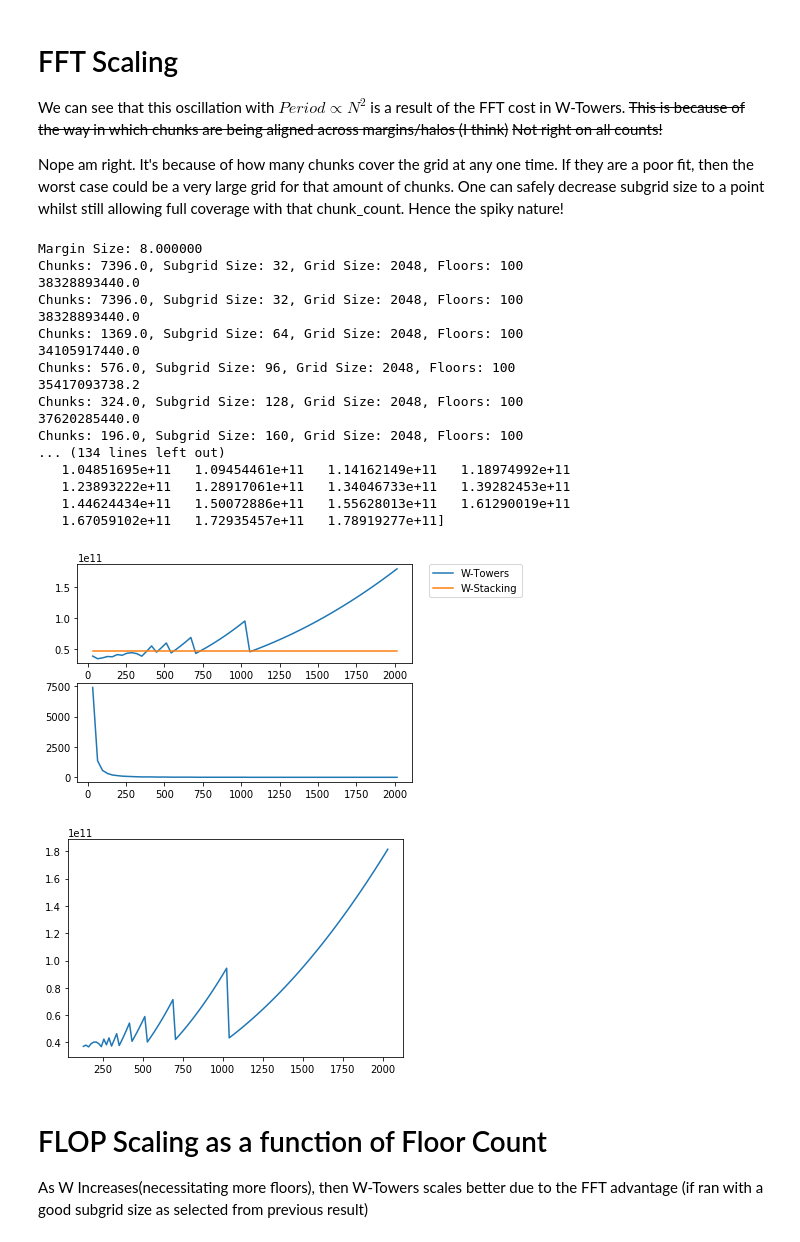
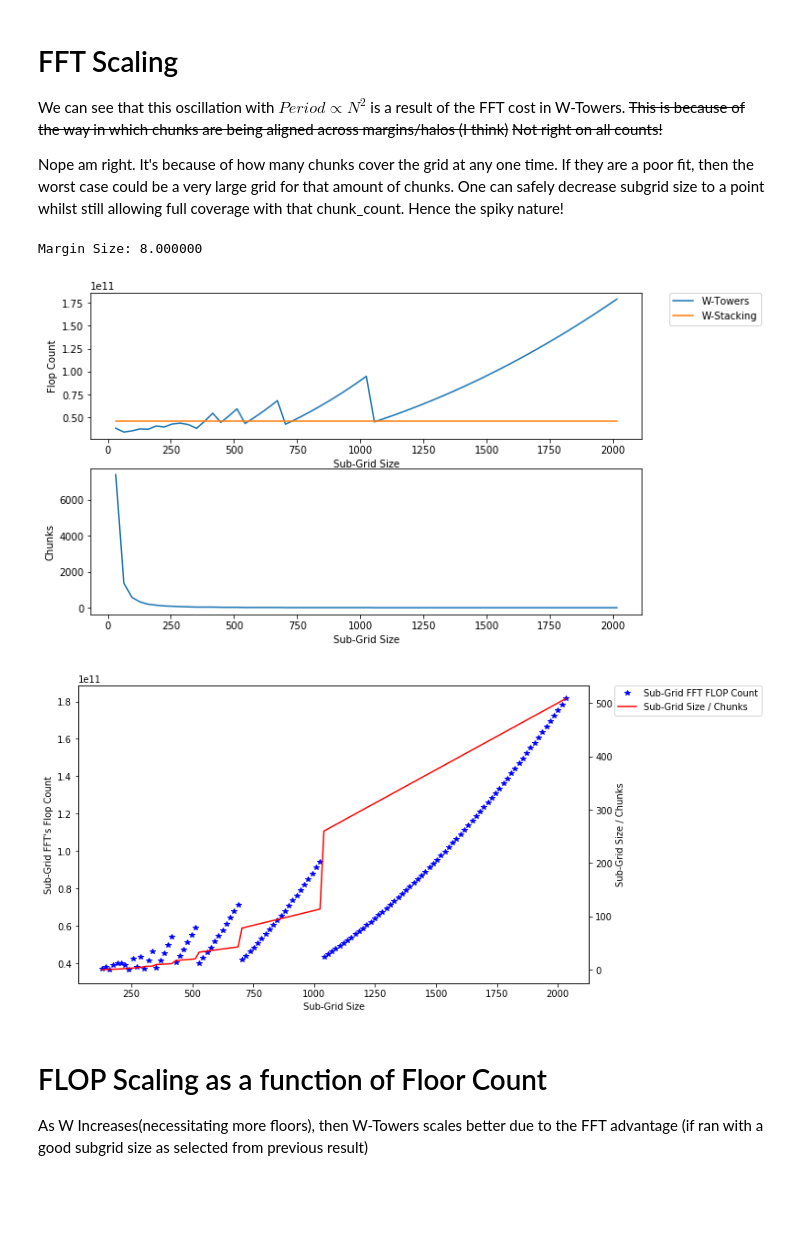
Before and after one commit to KentJames/Radio-Gridders, a Jupyter notebook: doc/complexity-analysis.ipynb, the cells around one changed output. Drawn from its saved outputs; the diff is of its cells as text; code cells hidden in the pictures; blank space fills up the shorter version.

```diff
--- a/doc/complexity-analysis.ipynb
+++ b/doc/complexity-analysis.ipynb
@@ -107,7 +107,13 @@ It can be seem from the graph below that W-Towers incurs less floating point cos
 
 W-Towers is also very parameter dependent due to the number of chunks calculation. Note the uneven second-order response. However for small subgrid sizes $Sub Size < \frac{Grid Size}{4} $
 # %%
+import matplotlib as mpl
 import matplotlib.pyplot as plt
+plt.rcParams['figure.figsize'] = (10, 6)
+
+##So jupyter renders properly on my dark emacs background..
+mpl.rcParams['figure.facecolor'] = "white"
+
 
 def plot_flops_for_increase_subgrid(max_sg, min_sg, sg_iter,
                                    vis_no, grid_size, support_size, floors):
@@ -158,8 +164,8 @@ Nope am right. It's because of how many chunks cover the grid at any one time. I
 def _flops_ft_towers_m(grid_size, subgrid_size, margin_size, floors):
 
     chunk_count = calculate_chunks(grid_size, subgrid_size,margin_size)
-    print("Chunks: {}, Subgrid Size: {}, Grid Size: {}, Floors: {}".format(chunk_count,subgrid_size, grid_size, floors))
-    print(flops_ft_wtowers(grid_size, subgrid_size, chunk_count, floors))
+#    print("Chunks: {}, Subgrid Size: {}, Grid Size: {}, Floors: {}".format(chunk_count,subgrid_size, grid_size, floors))
+#    print(flops_ft_wtowers(grid_size, subgrid_size, chunk_count, floors))
     return flops_ft_wtowers(grid_size, subgrid_size, chunk_count, floors)
 
 
@@ -177,64 +183,64 @@ def plot_flopsfft_for_increase_subgrid(max_sg, min_sg, sg_iter,
 
     flops_towers = vffttowers(grid_size, arr_sg_size, margin_size, floors)
     flops_stack = np.full(flops_towers.size, flops_ft_wstack(grid_size, floors))
-    print(arr_sg_size)
-    print(flops_towers)
+#    print(arr_sg_size)
+#    print(flops_towers)
     fig, ax = plt.subplots(nrows=1, ncols=2)
     plt.subplot(211)
+    plt.xlabel("Sub-Grid Size")
+    plt.ylabel("Flop Count")
     plt.plot(arr_sg_size,flops_towers, label="W-Towers")
     plt.plot(arr_sg_size,flops_stack, label="W-Stacking")
     plt.legend(bbox_to_anchor=(1.05, 1), loc=2, borderaxespad=0.)
     plt.subplot(212)
+    plt.xlabel("Sub-Grid Size")
+    plt.ylabel("Chunks")
     plt.plot(arr_sg_size,chunk_count)
+    plt.savefig("subgrid_scaling.pdf")
     plt.show()
 
 
 plot_flopsfft_for_increase_subgrid(2048, 32, 32, vis_no, grid_size, support_size, floors)
 # %% [output]
 Margin Size: 8.000000
-Chunks: 7396.0, Subgrid Size: 32, Grid Size: 2048, Floors: 100
-38328893440.0
-Chunks: 7396.0, Subgrid Size: 32, Grid Size: 2048, Floors: 100
-38328893440.0
-Chunks: 1369.0, Subgrid Size: 64, Grid Size: 2048, Floors: 100
-34105917440.0
-Chunks: 576.0, Subgrid Size: 96, Grid Size: 2048, Floors: 100
-35417093738.2
-Chunks: 324.0, Subgrid Size: 128, Grid Size: 2048, Floors: 100
-37620285440.0
-Chunks: 196.0, Subgrid Size: 160, Grid Size: 2048, Floors: 100
-... (134 lines left out)
-   1.04851695e+11   1.09454461e+11   1.14162149e+11   1.18974992e+11
-   1.23893222e+11   1.28917061e+11   1.34046733e+11   1.39282453e+11
-   1.44624434e+11   1.50072886e+11   1.55628013e+11   1.61290019e+11
-   1.67059102e+11   1.72935457e+11   1.78919277e+11]
-[figure, old version]
+[figure, new version]
 # %%
 def wtowers_ft_sub(subg,count,floors):
     return 5 * count * floors * np.square(subg) * np.log2(np.square(subg))
 
 def wtowers_ft_grid(grid_size):
     return 5 * np.square(grid_size) * np.log2(np.square(subg))
 
 def plot_fft_complexity_components_towers(max_sg, min_sg, sg_iter,
                                          vis_no, grid_size, support_size, floors):
 
     sg_arr = np.arange(min_sg, max_sg, sg_iter, dtype=int)
     margin = np.floor((support_size + 1)/2)
     vchunk = np.vectorize(calculate_chunks)
     chunk_arr = vchunk(grid_size, sg_arr, margin)
 
     vwtowers_ft_sub = np.vectorize(wtowers_ft_sub)
     vwtowers_ft_grid = np.vectorize(wtowers_ft_grid)
 
     fft_sub = vwtowers_ft_sub(sg_arr,chunk_arr, floors)
 
-    plt.plot(sg_arr, fft_sub)
+    fig, ax1 = plt.subplots()
+    ln1 = ax1.plot(sg_arr, fft_sub,'b*',label='Sub-Grid FFT FLOP Count')
+    ax1.set_xlabel("Sub-Grid Size")
+    ax1.set_ylabel("Sub-Grid FFT's Flop Count")
+    ax2 = ax1.twinx()
+    ax2.set_ylabel("Sub-Grid Size / Chunks")
+    ln2 = ax2.plot(sg_arr, sg_arr / chunk_arr,'r-',label='Sub-Grid Size / Chunks')
+    lns = ln1 + ln2
+    labs = [l.get_label() for l in lns]
+
+    ax1.legend(lns,labs,bbox_to_anchor=(1.05, 1), loc=2, borderaxespad=0.)
+    plt.savefig("fft_scale.pdf")
     plt.show()
 
 plot_fft_complexity_components_towers(2048, 128, 16, vis_no, grid_size, support_size, floors)
 # %% [output]
-[figure, old version]
+[figure, new version]
 # %% [markdown]
 # FLOP Scaling as a function of Floor Count
 
```
Also changed, not shown: parts of 2 cells of this notebook.
